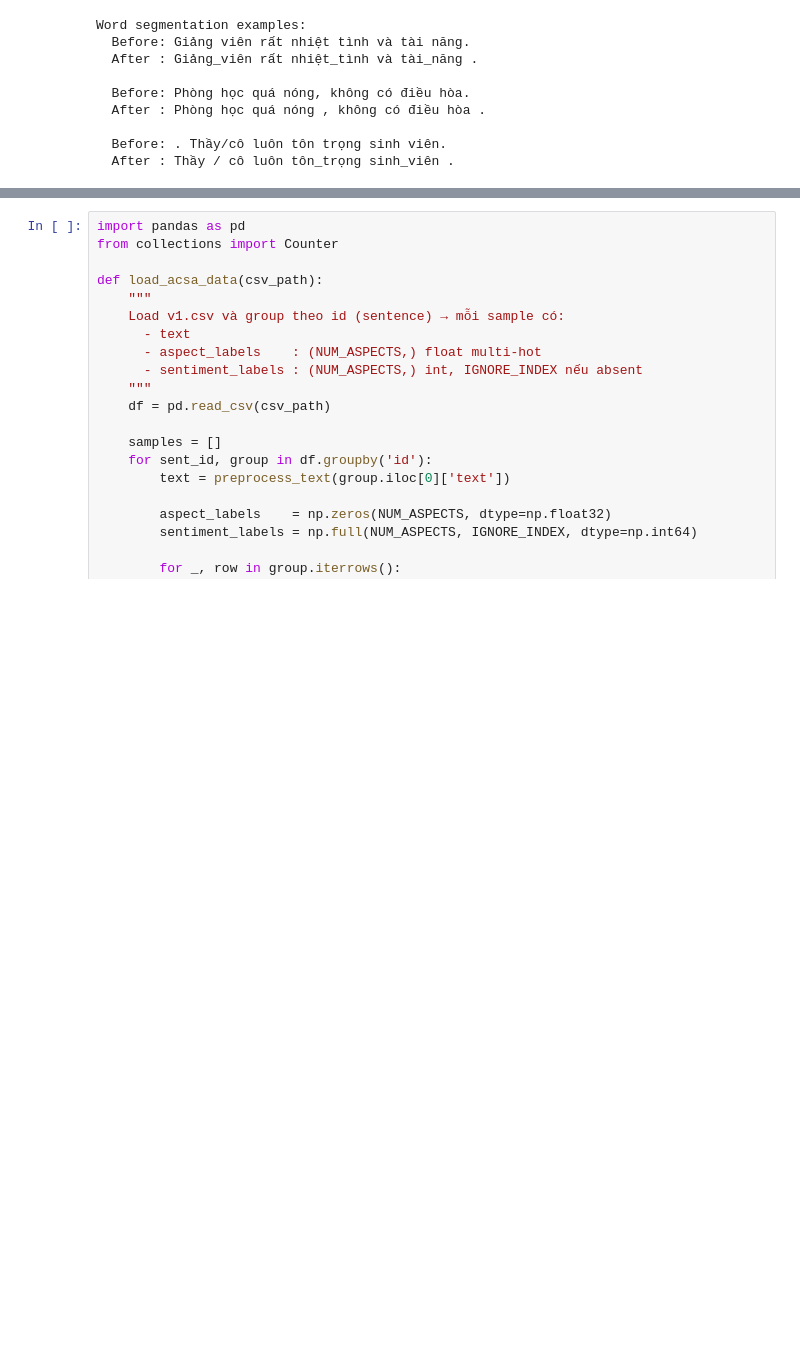
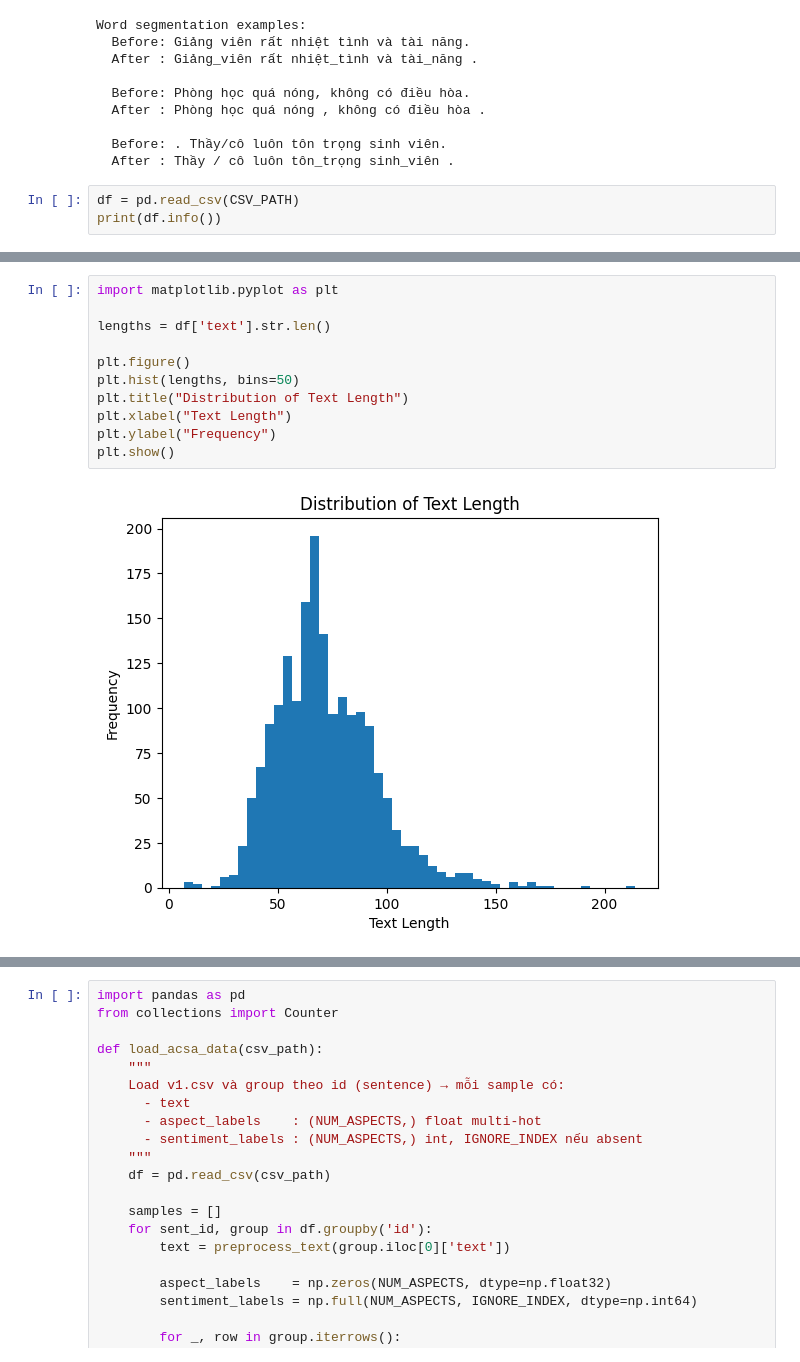
Before and after one commit to conanWinner/VKU_LAB_SENTIMENT, a Jupyter notebook: Final/phobert_multitask.ipynb, the cells around one changed output, grey strips where cells are left out. Cells and saved outputs as stored; diff of their text form; blank space fills up the shorter version.

```diff
--- a/Final/phobert_multitask.ipynb
+++ b/Final/phobert_multitask.ipynb
@@ -151,3 +151,6 @@ Word segmentation examples:
 
   Before: . Thầy/cô luôn tôn trọng sinh viên.
   After : Thầy / cô luôn tôn_trọng sinh_viên .
+# %%
+df = pd.read_csv(CSV_PATH)
+print(df.info())
@@ -153,0 +221,13 @@ Word segmentation examples:
+# %%
+import matplotlib.pyplot as plt
+
+lengths = df['text'].str.len()
+
+plt.figure()
+plt.hist(lengths, bins=50)
+plt.title("Distribution of Text Length")
+plt.xlabel("Text Length")
+plt.ylabel("Frequency")
+plt.show()
+# %% [output]
+[figure, added]
```
Also changed, not shown: parts of 13 cells of this notebook.
